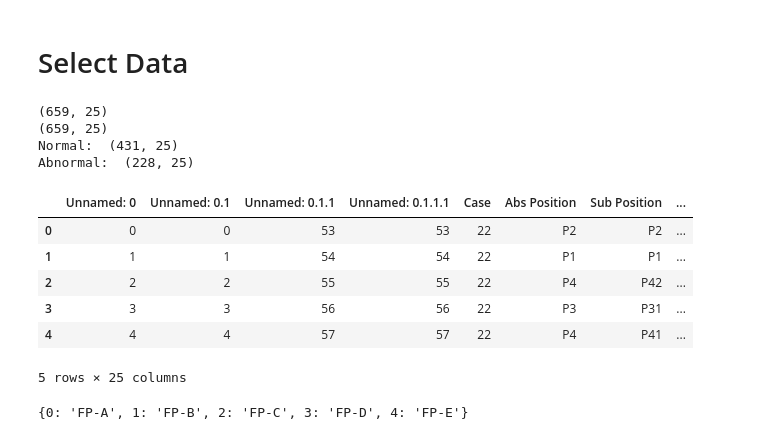
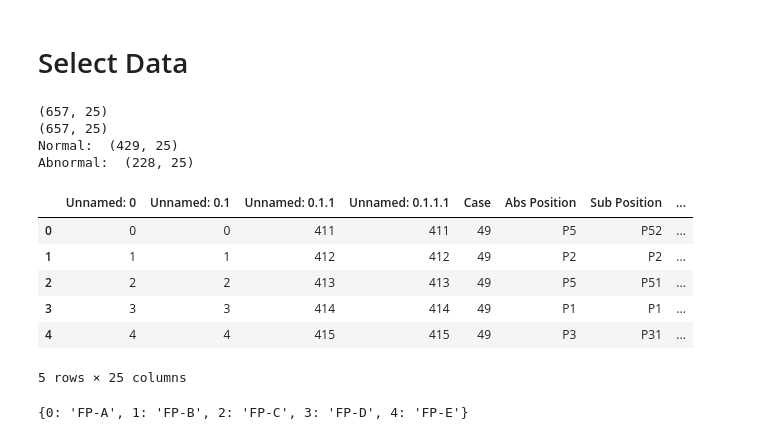
Before and after one commit to Peckkie/Evaluation_Model_Prediction, a Jupyter notebook: Evaluation_B5_MultiTask_5FP.ipynb, the cells around one changed output. Saved outputs shown, nothing was run; the diff lists cells and outputs as text; code cells hidden in the pictures.

```diff
--- a/Evaluation_B5_MultiTask_5FP.ipynb
+++ b/Evaluation_B5_MultiTask_5FP.ipynb
@@ -16,24 +16,24 @@ WARNING:tensorflow:No training configuration found in the save file, so the mode
 # Select Data
 # %%
 import pandas as pd
-df0 = pd.read_csv (r'/home/yupaporn/codes/USAI/Validationdf_fold3.csv')
+df0 = pd.read_csv (r'/home/yupaporn/codes/USAI/Validationdf_fold7.csv')
 print(df0 .shape)
 dataframe = df0[(df0['Path Crop']!='None' )&(df0['Path Crop']!='Nan')]
 print(dataframe.shape)
 print('Normal: ',dataframe[dataframe['Class']=='Normal'].shape)
 print('Abnormal: ',dataframe[dataframe['Class']=='Abnormal'].shape)
 dataframe.head(5)
 # %% [output]
-(659, 25)
-(659, 25)
-Normal:  (431, 25)
+(657, 25)
+(657, 25)
+Normal:  (429, 25)
 Abnormal:  (228, 25)
 |  | Unnamed: 0 | Unnamed: 0.1 | Unnamed: 0.1.1 | Unnamed: 0.1.1.1 | Case | Abs Position | Sub Position | ... |
-| 0 | 0 | 0 | 53 | 53 | 22 | P2 | P2 | ... |
-| 1 | 1 | 1 | 54 | 54 | 22 | P1 | P1 | ... |
-| 2 | 2 | 2 | 55 | 55 | 22 | P4 | P42 | ... |
-| 3 | 3 | 3 | 56 | 56 | 22 | P3 | P31 | ... |
-| 4 | 4 | 4 | 57 | 57 | 22 | P4 | P41 | ... |
+| 0 | 0 | 0 | 411 | 411 | 49 | P5 | P52 | ... |
+| 1 | 1 | 1 | 412 | 412 | 49 | P2 | P2 | ... |
+| 2 | 2 | 2 | 413 | 413 | 49 | P5 | P51 | ... |
+| 3 | 3 | 3 | 414 | 414 | 49 | P1 | P1 | ... |
+| 4 | 4 | 4 | 415 | 415 | 49 | P3 | P31 | ... |
 5 rows × 25 columns
 # %%
 labels = {0: 'FP-A', 1: 'FP-B', 2: 'FP-C', 3: 'FP-D', 4: 'FP-E'}
```
Also changed, not shown: parts of 4 cells of this notebook, 2 other files.
